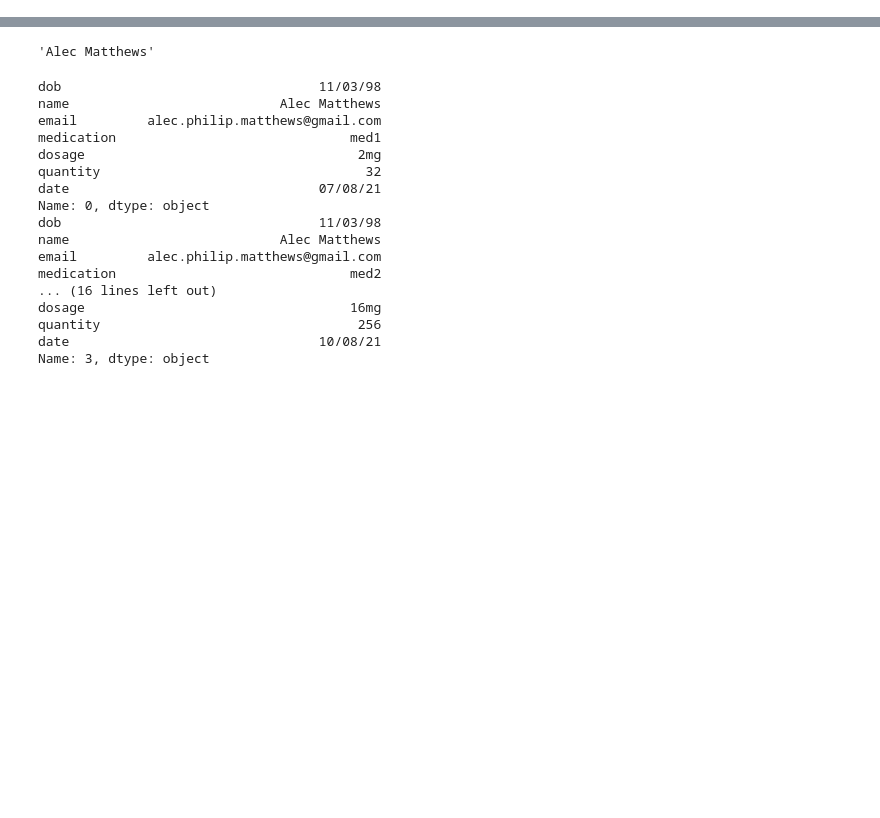
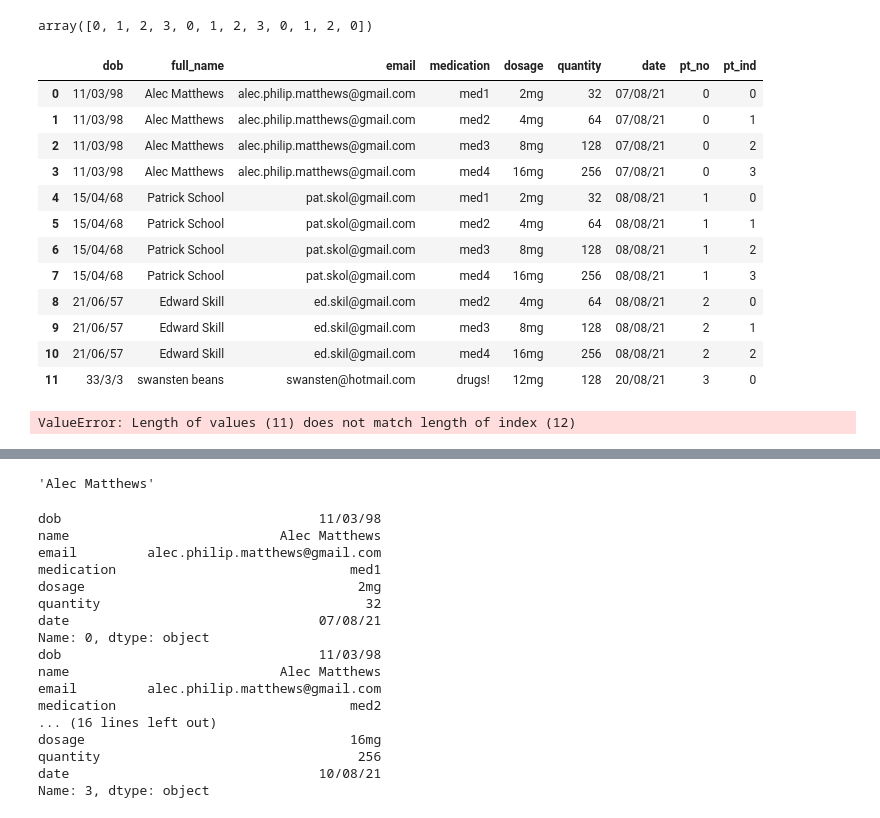
Before and after one commit to mattalec/Foot-Prints, a Jupyter notebook: csv-messing.ipynb, the cells around one changed output, grey strips where cells are left out. Cells and saved outputs as stored; diff of their text form; code cells hidden in the pictures; blank space fills up the shorter version.

```diff
--- a/csv-messing.ipynb
+++ b/csv-messing.ipynb
@@ -97,0 +61,3 @@ ds = pd.read_csv('scripts.csv')
+# %%
+pts = {name: num for (num, name) in enumerate(ds.full_name.unique())}
+ds['pt_no'] = ds['full_name'].apply(lambda x: pts[x])
@@ -97,0 +79,45 @@ ds = pd.read_csv('scripts.csv')
+# %%
+def pt_ind(col_name):
+
+    x = 0
+    pt_ind = []
+
+    for num, i in enumerate(col_name):
+        pt_ind.append(x)
+        if num != len(col_name)-1:
+            if i == ds.full_name[num+1]:
+                x += 1
+            else:
+                x = 0
+        else:
+            x += 1
+
+    return np.array(pt_ind)
+# %%
+pt_ind(ds.full_name)
+# %% [output]
+array([0, 1, 2, 3, 0, 1, 2, 3, 0, 1, 2, 0])
+# %%
+pt_ind_df = pd.DataFrame(pt_ind(ds.full_name))
+# %%
+ds['pt_ind'] = pt_ind_df
+# %%
+ds.head(15)
+# %% [output]
+|  | dob | full_name | email | medication | dosage | quantity | date | pt_no | pt_ind |
+| 0 | 11/03/98 | Alec Matthews | alec.philip.matthews@gmail.com | med1 | 2mg | 32 | 07/08/21 | 0 | 0 |
+| 1 | 11/03/98 | Alec Matthews | alec.philip.matthews@gmail.com | med2 | 4mg | 64 | 07/08/21 | 0 | 1 |
+| 2 | 11/03/98 | Alec Matthews | alec.philip.matthews@gmail.com | med3 | 8mg | 128 | 07/08/21 | 0 | 2 |
+| 3 | 11/03/98 | Alec Matthews | alec.philip.matthews@gmail.com | med4 | 16mg | 256 | 07/08/21 | 0 | 3 |
+| 4 | 15/04/68 | Patrick School | pat.skol@gmail.com | med1 | 2mg | 32 | 08/08/21 | 1 | 0 |
+| 5 | 15/04/68 | Patrick School | pat.skol@gmail.com | med2 | 4mg | 64 | 08/08/21 | 1 | 1 |
+| 6 | 15/04/68 | Patrick School | pat.skol@gmail.com | med3 | 8mg | 128 | 08/08/21 | 1 | 2 |
+| 7 | 15/04/68 | Patrick School | pat.skol@gmail.com | med4 | 16mg | 256 | 08/08/21 | 1 | 3 |
+| 8 | 21/06/57 | Edward Skill | ed.skil@gmail.com | med2 | 4mg | 64 | 08/08/21 | 2 | 0 |
+| 9 | 21/06/57 | Edward Skill | ed.skil@gmail.com | med3 | 8mg | 128 | 08/08/21 | 2 | 1 |
+| 10 | 21/06/57 | Edward Skill | ed.skil@gmail.com | med4 | 16mg | 256 | 08/08/21 | 2 | 2 |
+| 11 | 33/3/3 | swansten beans | swansten@hotmail.com | drugs! | 12mg | 128 | 20/08/21 | 3 | 0 |
+# %%
+ds['pt_ind'] = np.array(pt_ind)
+# %% [output]
+ValueError: Length of values (11) does not match length of index (12)
```
Also changed, not shown: parts of 24 cells of this notebook, 6 other files.
